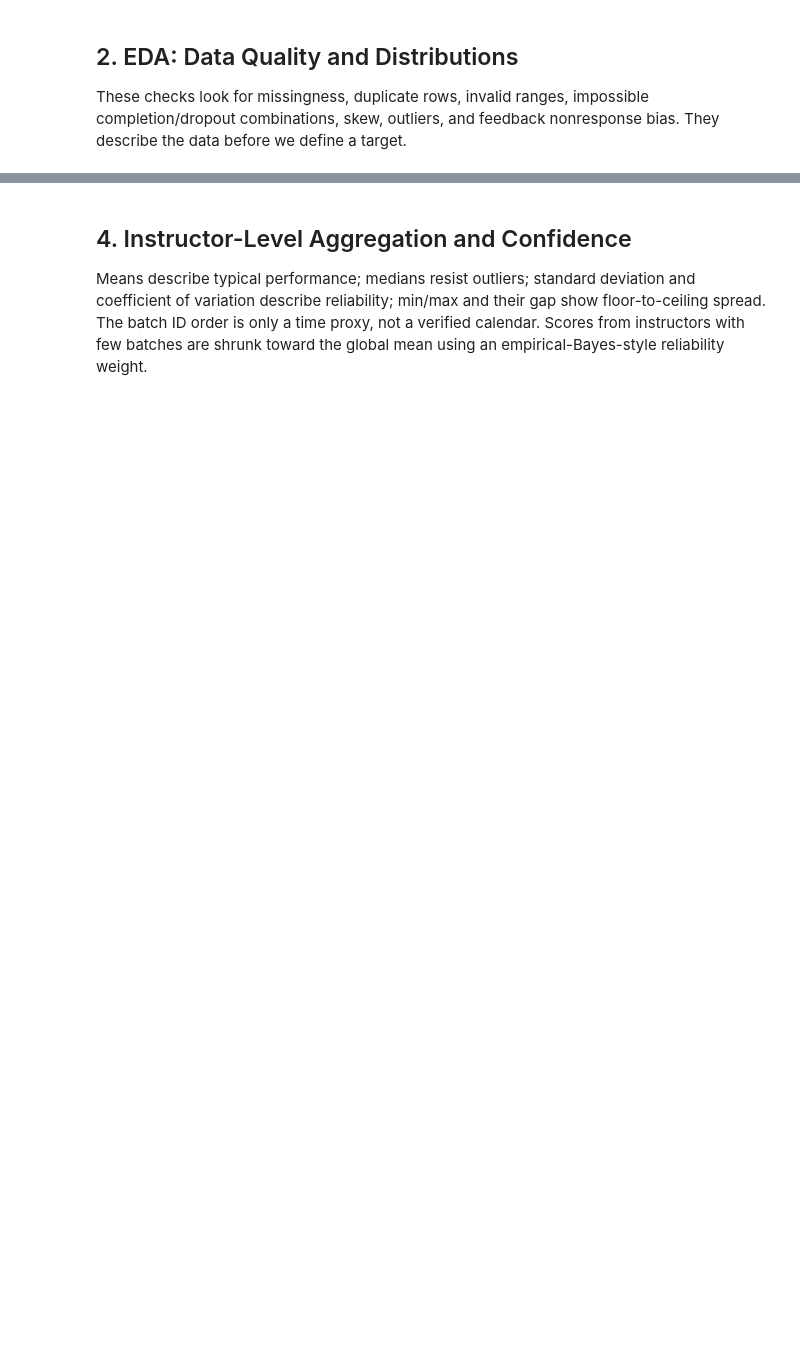
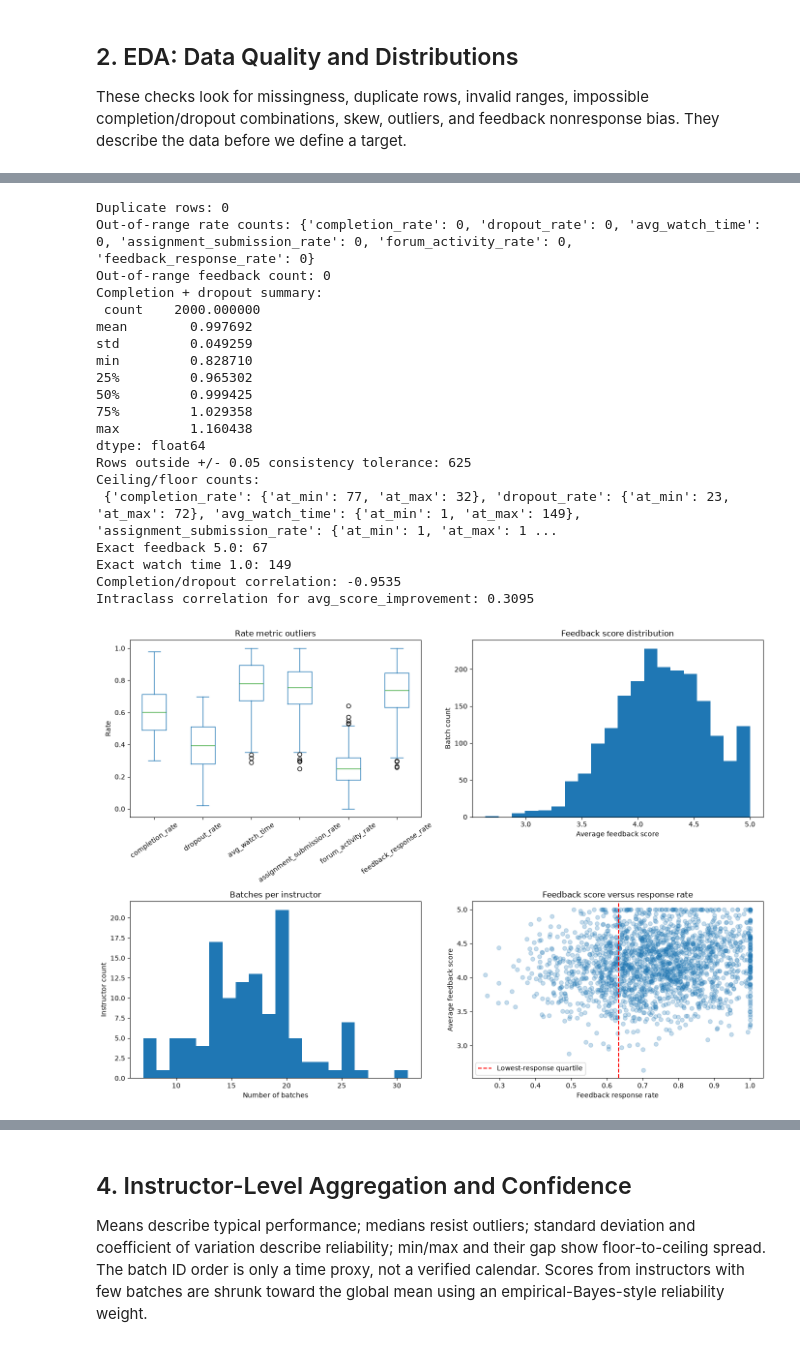
Before and after one commit to sinchanaar01/instructor-effectiveness-modeling, a Jupyter notebook: instructor_effectiveness.ipynb, the cells around one changed output, grey strips where cells are left out. Drawn from its saved outputs; the diff is of its cells as text; code cells hidden in the pictures; blank space fills up the shorter version.

```diff
--- a/instructor_effectiveness.ipynb
+++ b/instructor_effectiveness.ipynb
@@ -57,34 +79,66 @@ These checks look for missingness, duplicate rows, invalid ranges, impossible co
 # %%
 rate_cols = ["completion_rate", "dropout_rate", "avg_watch_time", "assignment_submission_rate", "forum_activity_rate", "feedback_response_rate"]
-feedback_cols = ["avg_feedback_score"]
 print("Duplicate rows:", int(df.duplicated().sum()))
 range_checks = {column: int(((df[column] < 0) | (df[column] > 1)).sum()) for column in rate_cols}
 feedback_check = int(((df["avg_feedback_score"] < 1) | (df["avg_feedback_score"] > 5)).sum())
 consistency = df["completion_rate"] + df["dropout_rate"]
 print("Out-of-range rate counts:", range_checks)
 print("Out-of-range feedback count:", feedback_check)
 print("Completion + dropout summary:\n", consistency.describe())
 print("Rows outside +/- 0.05 consistency tolerance:", int((consistency.sub(1).abs() > 0.05).sum()))
+ceiling_floor = {column: {"at_min": int((df[column] == df[column].min()).sum()), "at_max": int((df[column] == df[column].max()).sum())} for column in rate_cols + ["avg_feedback_score"]}
+print("Ceiling/floor counts:\n", ceiling_floor)
+print("Exact feedback 5.0:", int((df["avg_feedback_score"] == 5.0).sum()))
+print("Exact watch time 1.0:", int((df["avg_watch_time"] == 1.0).sum()))
+print("Completion/dropout correlation:", round(float(df[["completion_rate", "dropout_rate"]].corr().iloc[0, 1]), 4))
+grand_mean = df["avg_score_improvement"].mean()
+instructor_means = df.groupby("instructor_id")["avg_score_improvement"].mean()
+within_var = df.groupby("instructor_id")["avg_score_improvement"].var().mean()
+between_var = instructor_means.var()
+intraclass_correlation = between_var / (between_var + within_var)
+print("Intraclass correlation for avg_score_improvement:", round(float(intraclass_correlation), 4))
 
 fig, axes = plt.subplots(2, 2, figsize=(14, 10))
 df[rate_cols].plot(kind="box", ax=axes[0, 0], rot=35, title="Rate metric outliers")
 axes[0, 0].set_ylabel("Rate")
-df[feedback_cols].plot(kind="hist", bins=20, ax=axes[0, 1], title="Feedback score distribution", legend=False)
+df["avg_feedback_score"].plot(kind="hist", bins=20, ax=axes[0, 1], title="Feedback score distribution", legend=False)
 axes[0, 1].set_xlabel("Average feedback score")
 axes[0, 1].set_ylabel("Batch count")
 df.groupby("instructor_id")["batch_id"].nunique().plot(kind="hist", bins=20, ax=axes[1, 0], title="Batches per instructor")
 axes[1, 0].set_xlabel("Number of batches")
 axes[1, 0].set_ylabel("Instructor count")
 low_response = df["feedback_response_rate"] <= df["feedback_response_rate"].quantile(0.25)
 axes[1, 1].scatter(df["feedback_response_rate"], df["avg_feedback_score"], alpha=0.25)
 axes[1, 1].axvline(df.loc[low_response, "feedback_response_rate"].max(), color="red", linestyle="--", label="Lowest-response quartile")
 axes[1, 1].set(title="Feedback score versus response rate", xlabel="Feedback response rate", ylabel="Average feedback score")
 axes[1, 1].legend()
 plt.tight_layout()
 
 plt.figure(figsize=(10, 8))
 sns.heatmap(df.select_dtypes(include=np.number).corr(), cmap="vlag", center=0)
 plt.title("Correlation heatmap of numeric batch metrics")
 plt.xlabel("Metric")
 plt.ylabel("Metric")
 plt.tight_layout()
+# %% [output]
+Duplicate rows: 0
+Out-of-range rate counts: {'completion_rate': 0, 'dropout_rate': 0, 'avg_watch_time': 0, 'assignment_submission_rate': 0, 'forum_activity_rate': 0, 'feedback_response_rate': 0}
+Out-of-range feedback count: 0
+Completion + dropout summary:
+ count    2000.000000
+mean        0.997692
+std         0.049259
+min         0.828710
+25%         0.965302
+50%         0.999425
+75%         1.029358
+max         1.160438
+dtype: float64
+Rows outside +/- 0.05 consistency tolerance: 625
+Ceiling/floor counts:
+ {'completion_rate': {'at_min': 77, 'at_max': 32}, 'dropout_rate': {'at_min': 23, 'at_max': 72}, 'avg_watch_time': {'at_min': 1, 'at_max': 149}, 'assignment_submission_rate': {'at_min': 1, 'at_max': 1 ...
+Exact feedback 5.0: 67
+Exact watch time 1.0: 149
+Completion/dropout correlation: -0.9535
+Intraclass correlation for avg_score_improvement: 0.3095
+[figure, added]
```
Also changed, not shown: parts of 25 cells of this notebook, 2 other files.
